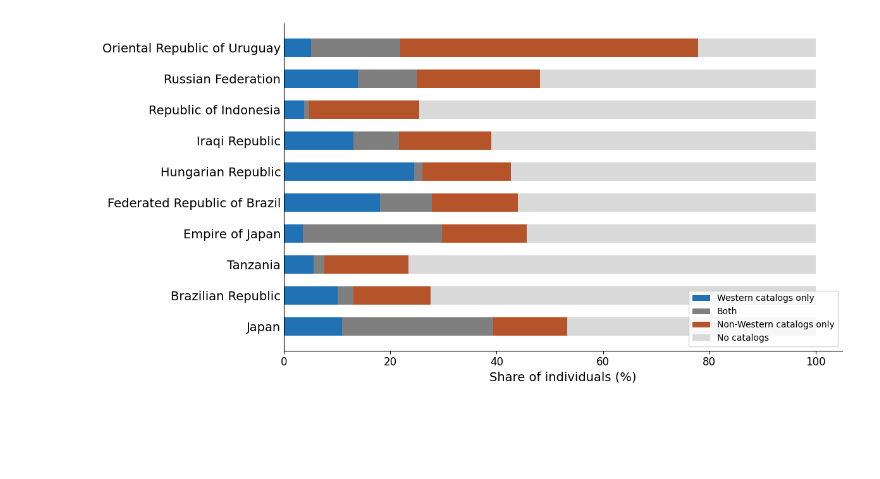
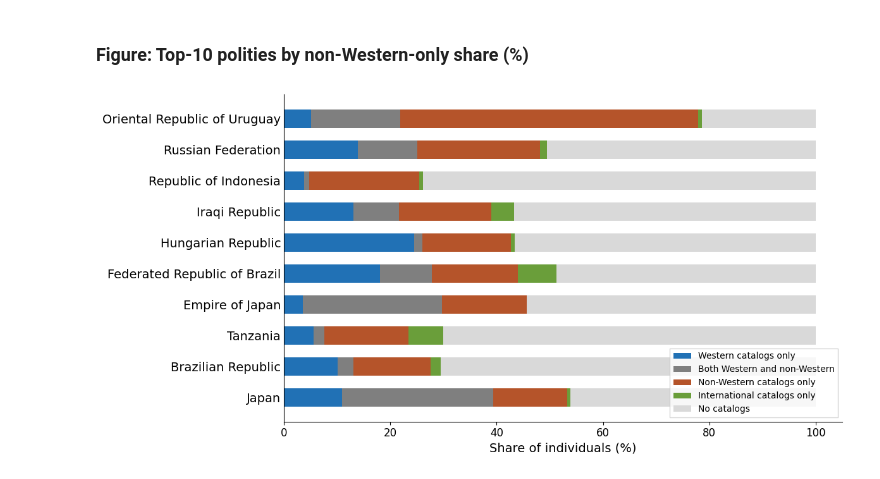
Before and after one commit to charlesdedampierre/cultura_database, a Jupyter notebook: paper/fig_catalog_coverage.ipynb, the cells around one changed output. Saved outputs shown, nothing was run; the diff lists cells and outputs as text; code cells hidden in the pictures; blank space fills up the shorter version.

Commit message:
final graphs

```diff
--- a/paper/fig_catalog_coverage.ipynb
+++ b/paper/fig_catalog_coverage.ipynb
@@ -309,43 +230,47 @@ Japan                                     182,190   19,911   51,761   25,426   8
+# %% [markdown]
+### Figure: Top-10 polities by non-Western-only share (%)
 # %%
-# --- Horizontal stacked bar: catalog coverage (%) with "No catalogs" segment ---
-labels_p   = [clean_polity_name(r[0]) for r in polity_rows]
-totals     = np.array([r[1] for r in polity_rows], dtype=float)
-w_only_p   = np.array([r[2] for r in polity_rows]) / totals * 100
-both_p     = np.array([r[3] for r in polity_rows]) / totals * 100
-nw_only_p  = np.array([r[4] for r in polity_rows]) / totals * 100
-neither_p  = np.array([r[5] for r in polity_rows]) / totals * 100
+labels_p    = [clean_polity_name(r[0]) for r in polity_rows]
+totals      = np.array([r[1] for r in polity_rows], dtype=float)
+w_only_p    = np.array([r[2] for r in polity_rows]) / totals * 100
+both_p      = np.array([r[3] for r in polity_rows]) / totals * 100
+nw_only_p   = np.array([r[4] for r in polity_rows]) / totals * 100
+intl_only_p = np.array([r[5] for r in polity_rows]) / totals * 100
+no_cat_p    = np.array([r[6] for r in polity_rows]) / totals * 100
 
-# Reverse so the highest nw_only share is at the top
-labels_p   = labels_p[::-1]
-w_only_p   = w_only_p[::-1]
-both_p     = both_p[::-1]
-nw_only_p  = nw_only_p[::-1]
-neither_p  = neither_p[::-1]
+labels_p    = labels_p[::-1]
+w_only_p    = w_only_p[::-1]
+both_p      = both_p[::-1]
+nw_only_p   = nw_only_p[::-1]
+intl_only_p = intl_only_p[::-1]
+no_cat_p    = no_cat_p[::-1]
 
 y = np.arange(len(labels_p))
 height = 0.6
 
 fig, ax = plt.subplots(figsize=(12, 6))
 
-ax.barh(y, w_only_p,  height=height, color='#2171b5', label='Western catalogs only')
-ax.barh(y, both_p,    height=height, left=w_only_p, color='#7f7f7f', label='Both')
-ax.barh(y, nw_only_p, height=height, left=w_only_p + both_p, color='#b5542a',
+ax.barh(y, w_only_p,    height=height, color='#2171b5', label='Western catalogs only')
+ax.barh(y, both_p,      height=height, left=w_only_p, color='#7f7f7f', label='Both Western and non-Western')
+ax.barh(y, nw_only_p,   height=height, left=w_only_p + both_p, color='#b5542a',
         label='Non-Western catalogs only')
-ax.barh(y, neither_p, height=height, left=w_only_p + both_p + nw_only_p,
+ax.barh(y, intl_only_p, height=height, left=w_only_p + both_p + nw_only_p,
+        color='#6a9e3a', label='International catalogs only')
+ax.barh(y, no_cat_p,    height=height, left=w_only_p + both_p + nw_only_p + intl_only_p,
         color='#d9d9d9', label='No catalogs')
 
 ax.set_yticks(y)
 ax.set_yticklabels(labels_p, fontsize=14)
 ax.set_xlabel('Share of individuals (%)', fontsize=14)
 ax.set_xlim(0, 105)
 ax.spines['top'].set_visible(False)
 ax.spines['right'].set_visible(False)
 ax.tick_params(axis='x', labelsize=12)
 ax.tick_params(axis='y', length=0)
 ax.legend(fontsize=10, loc='lower right', frameon=True,
           fancybox=False, edgecolor='#cccccc')
 
 plt.tight_layout()
 plt.show()
 # %% [output]
-[figure, old version]
+[figure, new version]
```
Also changed, not shown: parts of 17 cells of this notebook, 18 other files.
